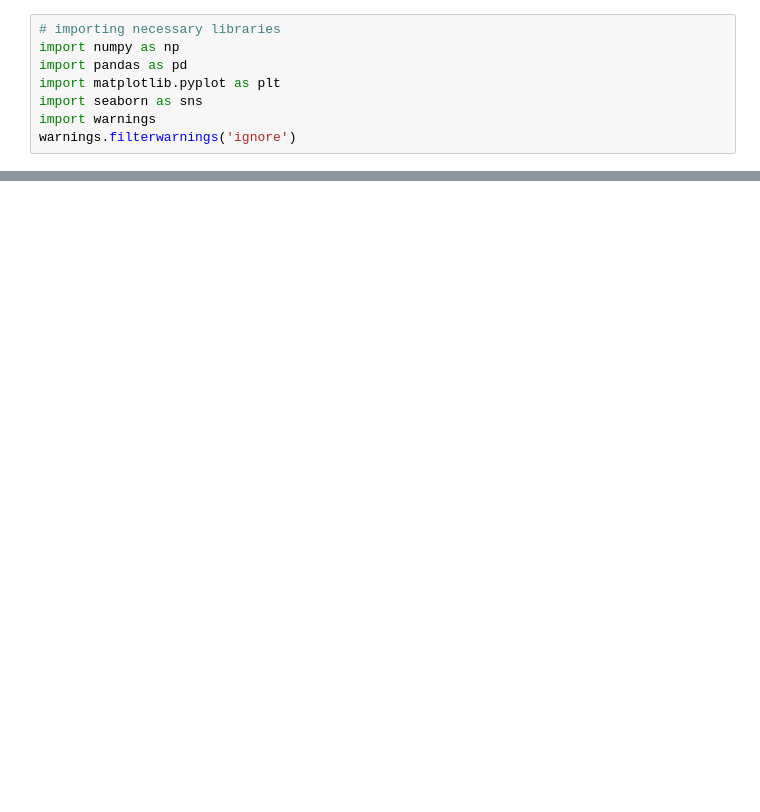
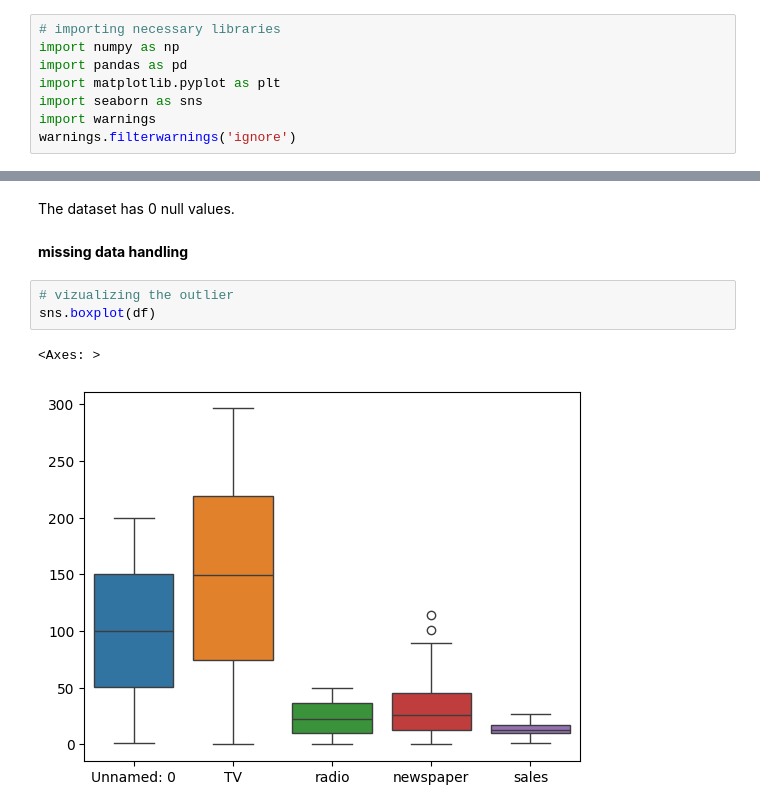
Before and after one commit to dipa-khadka/Datascince_Project, a Jupyter notebook: Sales Prediction/sales_prediction.ipynb, the cells around one changed output, grey strips where cells are left out. Cells and saved outputs as stored; diff of their text form; blank space fills up the shorter version.

```diff
--- a/Sales Prediction/sales_prediction.ipynb
+++ b/Sales Prediction/sales_prediction.ipynb
@@ -26,0 +77,10 @@ df.head
+# %% [markdown]
+The dataset has 0 null values.
+# %% [markdown]
+**missing data handling**
+# %%
+# vizualizing the outlier
+sns.boxplot(df)
+# %% [output]
+<Axes: >
+[figure, added]
```
Also changed, not shown: parts of 52 cells of this notebook, 1 other file.
